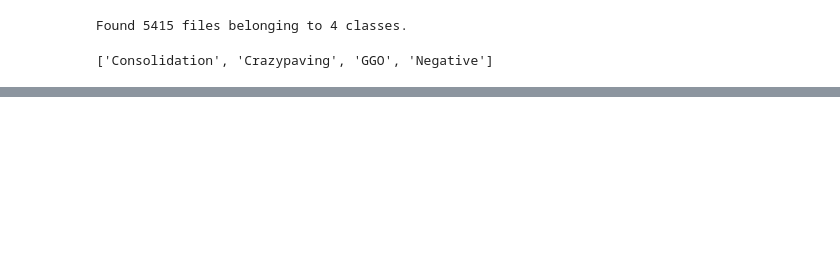
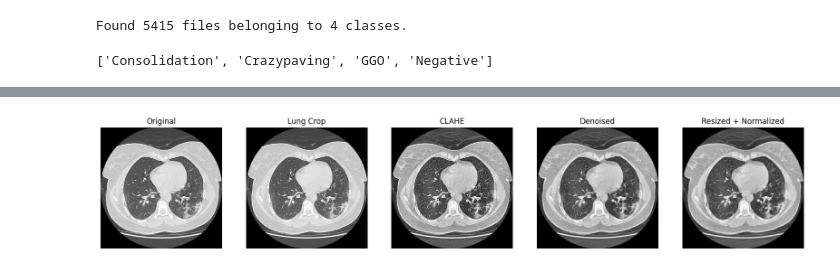
Before and after one commit to RohithRk-05/cnn-project, a Jupyter notebook: codes/Preprocessing.ipynb, the cells around one changed output, grey strips where cells are left out. Drawn from its saved outputs; the diff is of its cells as text; code cells hidden in the pictures; blank space fills up the shorter version.

```diff
--- a/codes/Preprocessing.ipynb
+++ b/codes/Preprocessing.ipynb
@@ -96,0 +184,52 @@ for images, labels in dataset.take(1):
+# %%
+# Original (BGR → RGB for plotting)
+orig = cv2.cvtColor(image, cv2.COLOR_BGR2RGB)
+
+# Step 1: Lung Crop
+lung = prep.lung_crop(image)
+
+# Step 2: CLAHE (contrast enhancement)
+clahe_img = prep.apply_CLAHE(lung)
+
+# Step 3: Denoise
+denoised = prep.remove_noise(clahe_img)
+
+# Step 4: Resize + Normalize (normalized is 0-1, convert to 0-255 for plotting)
+final = prep.resize_and_normalize(denoised)
+final_plot = (final * 255).astype(np.uint8)
+# %%
+plt.figure(figsize=(20,5))
+
+# Original
+plt.subplot(1,5,1)
+plt.imshow(image)
+plt.title("Original")
+plt.axis("off")
+
+# Lung Crop
+plt.subplot(1,5,2)
+plt.imshow(cv2.cvtColor(lung, cv2.COLOR_BGR2RGB))
+plt.title("Lung Crop")
+plt.axis("off")
+
+# CLAHE
+plt.subplot(1,5,3)
+plt.imshow(clahe_img, cmap='gray')
+plt.title("CLAHE")
+plt.axis("off")
+
+# Denoised
+plt.subplot(1,5,4)
+plt.imshow(denoised, cmap='gray')
+plt.title("Denoised")
+plt.axis("off")
+
+# Final Resized + Normalized
+plt.subplot(1,5,5)
+plt.imshow(final_plot, cmap='gray')
+plt.title("Resized + Normalized")
+plt.axis("off")
+
+plt.show()
+# %% [output]
+[figure, added]
```
Also changed, not shown: parts of 12 cells of this notebook, 3 other files.
